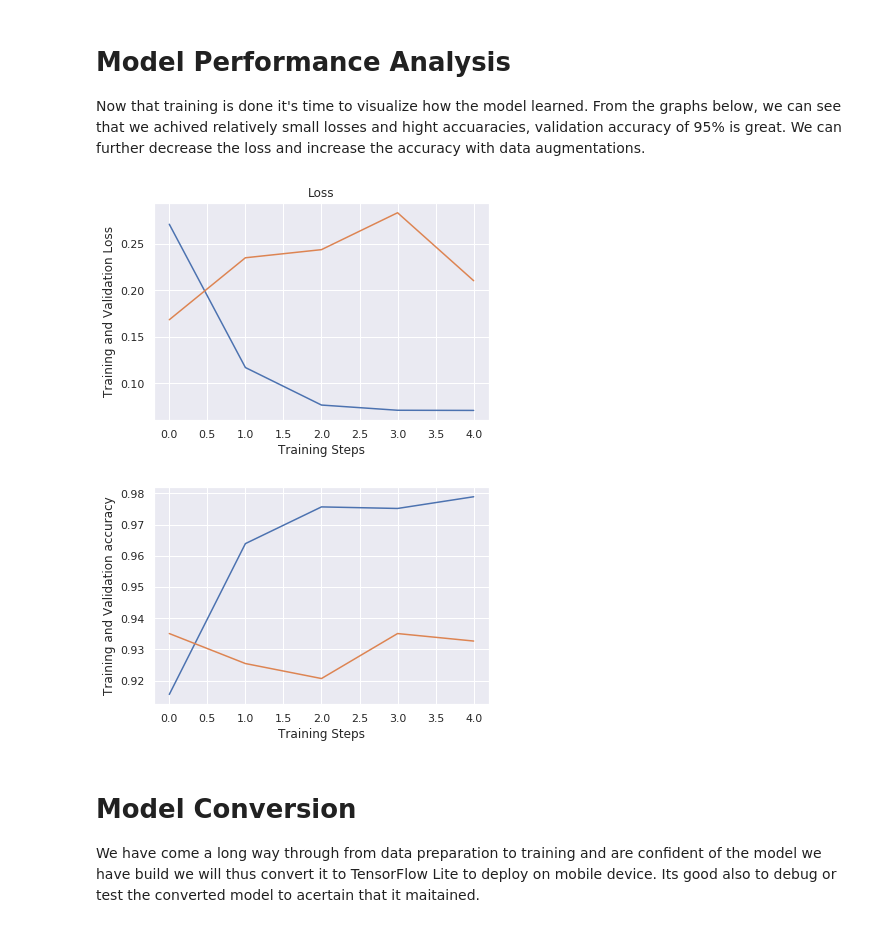
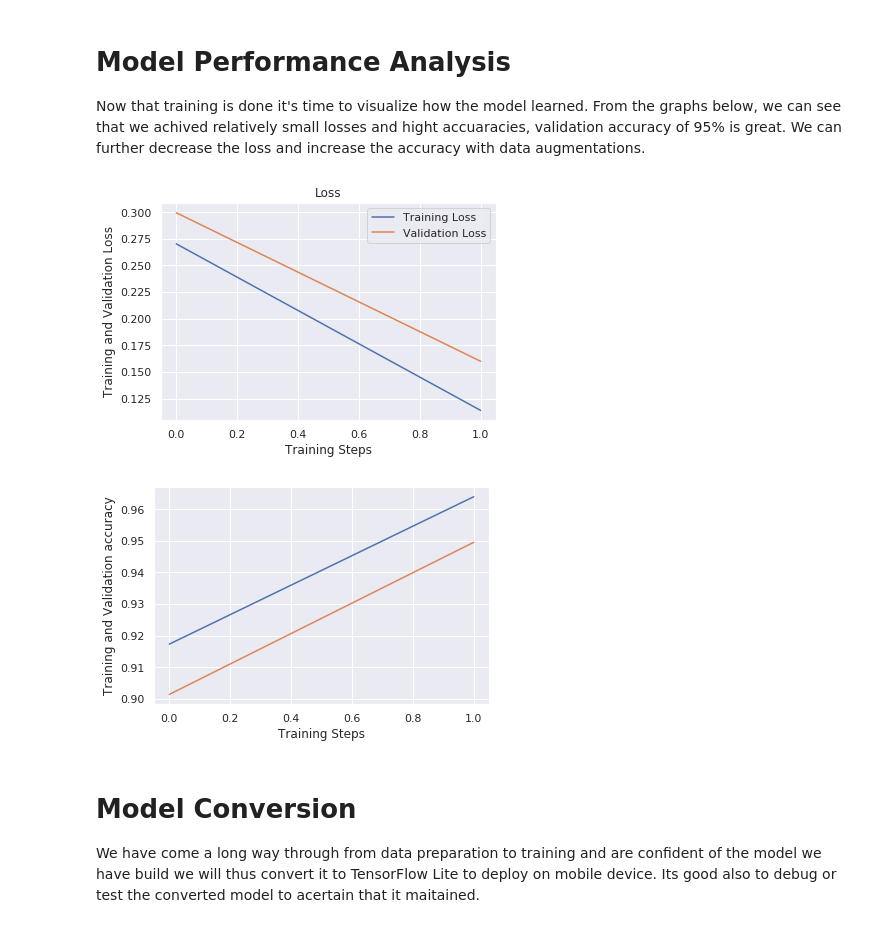
Before and after one commit to DeployingMl/Image-Classification, a Jupyter notebook: Development/ImageClassification_TFHub.ipynb, the cells around one changed output. Cells and saved outputs as stored; diff of their text form; code cells hidden in the pictures.

```diff
--- a/Development/ImageClassification_TFHub.ipynb
+++ b/Development/ImageClassification_TFHub.ipynb
@@ -151,7 +153,7 @@ call_backs = [EarlyStopping(patience=3, monitor="val_loss")]
 model = build_model()
 history = model.fit(
     train_data,
-    epochs=5,
+    epochs=2,
     steps_per_epoch=steps_per_epoch,
     validation_data=val_data,
     validation_steps = validation_steps,
@@ -181,22 +182,23 @@ KeyboardInterrupt:
 Now that training is done it's time to visualize how the model learned. From the graphs below, we can see that we achived relatively small losses and hight accuaracies, validation accuracy of 95% is great. We can further decrease the loss and increase the accuracy with data augmentations.
 # %%
 hist = history.history
-plt.plot(history["loss"])
-plt.plot(history["val_loss"])
+plt.plot(hist["loss"], label="Training Loss")
+plt.plot(hist["val_loss"], label="Validation Loss")
 plt.xlabel("Training Steps")
 plt.ylabel("Training and Validation Loss")
 plt.title("Loss")
+plt.legend()
 plt.show()
 # %% [output]
-[figure, old version]
+[figure, new version]
 # %%
-plt.plot(history["categorical_accuracy"])
-plt.plot(history["val_categorical_accuracy"])
+plt.plot(hist["categorical_accuracy"], label="Training Accuracy")
+plt.plot(hist["val_categorical_accuracy"], label="Validation Accuracy")
 plt.xlabel("Training Steps")
 plt.ylabel("Training and Validation accuracy")
 plt.show()
 # %% [output]
-[figure, old version]
+[figure, new version]
 # %% [markdown]
 # Model Conversion
 We have come a long way through from data preparation to training and are confident of the model we have build we will thus convert it to TensorFlow Lite to deploy on mobile device. Its good also to debug or test the converted model to acertain that it maitained.
```
Also changed, not shown: parts of 4 cells of this notebook, 39 other files.
